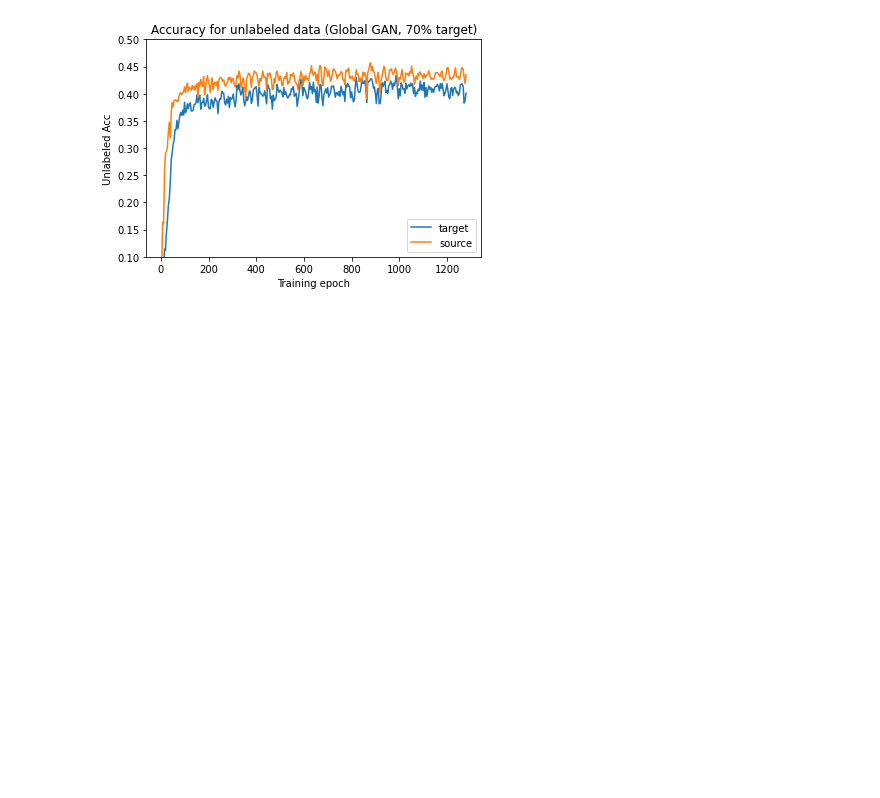
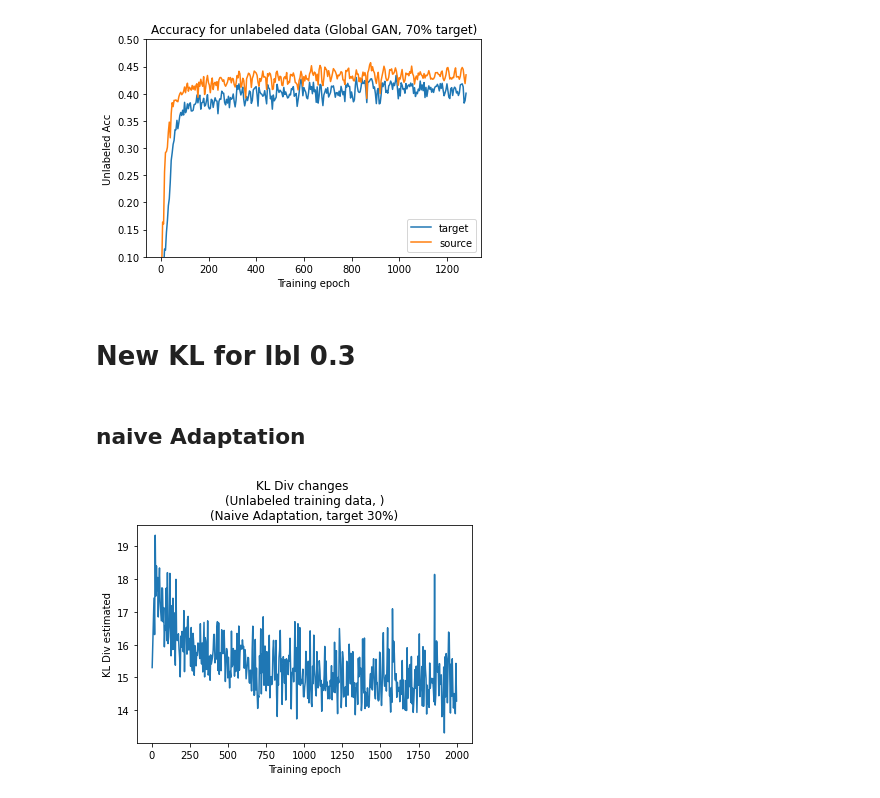
Before and after one commit to stevenliu000/time-series-domain-adaptation, a Jupyter notebook: visualization/plot.ipynb, the cells around one changed output. Saved outputs shown, nothing was run; the diff lists cells and outputs as text; code cells hidden in the pictures; blank space fills up the shorter version.

```diff
--- a/visualization/plot.ipynb
+++ b/visualization/plot.ipynb
@@ -331,3 +331,14 @@ global_gan_lbl7_new.plot_unlabel_KL("Global GAN, 70% target")
 global_gan_lbl7_new.plot_unlabel_acc("Global GAN, 70% target", lim=(0.1, 0.5))
 # %% [output]
 [figure]
+# %% [markdown]
+# New KL for lbl 0.3
+# %% [markdown]
+## naive Adaptation
+# %%
+naive_adapt_lbl3_path = "/home/tianqinl/Code/time-series-domain-adaptation/train_related/f-gan/0.3_final/0.3_final/naive_lbl3_new_JS_classifier"
+naive_adapt_lbl3= newKL(naive_adapt_lbl3_path)
+# %%
+naive_adapt_lbl3.plot_unlabel_KL(")\n(Naive Adaptation, target 30%")
+# %% [output]
+[figure, added]
```
Also changed, not shown: parts of 11 cells of this notebook, 1 other file.
